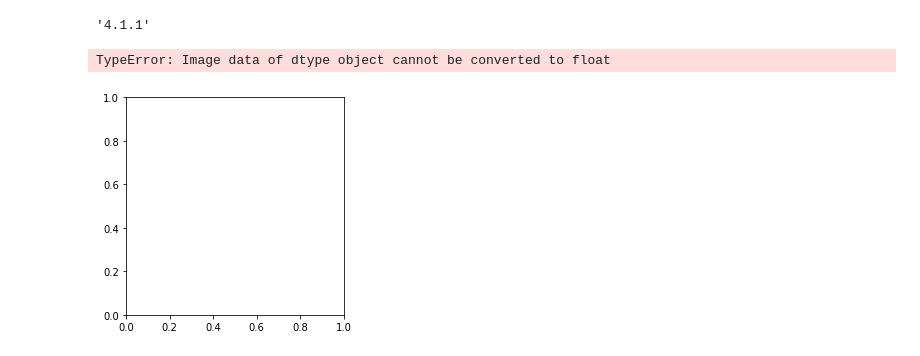
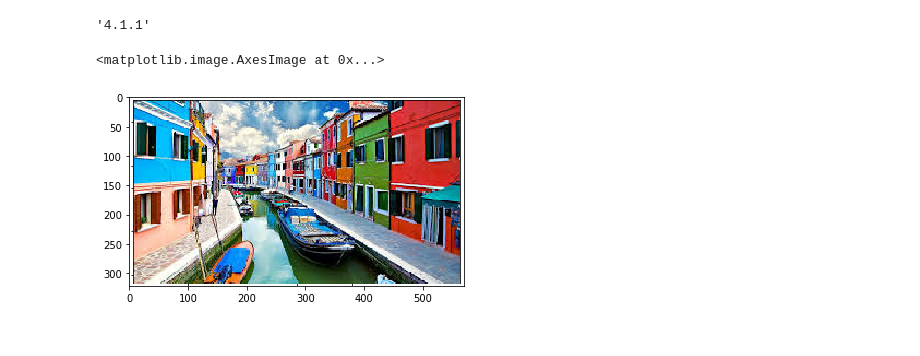
Before and after one commit to ghostleek/DataScience, a Jupyter notebook: tutorialAttempts/openCV_19Nov2019.ipynb, the cells around one changed output. Saved outputs shown, nothing was run; the diff lists cells and outputs as text; code cells hidden in the pictures.

```diff
--- a/tutorialAttempts/openCV_19Nov2019.ipynb
+++ b/tutorialAttempts/openCV_19Nov2019.ipynb
@@ -6,10 +6,10 @@ cv2.__version__
 # %%
 import numpy as np
 import matplotlib.pyplot as plt
 %matplotlib inline
 # Import the image
-img = cv2.imread('burano.jpg')
+img = cv2.imread('burano.png')
 plt.imshow(img)
 # %% [output]
-TypeError: Image data of dtype object cannot be converted to float
+<matplotlib.image.AxesImage at 0x...>
-[figure, old version]
+[figure, new version]
```
Also changed, not shown: parts of 3 cells of this notebook.
